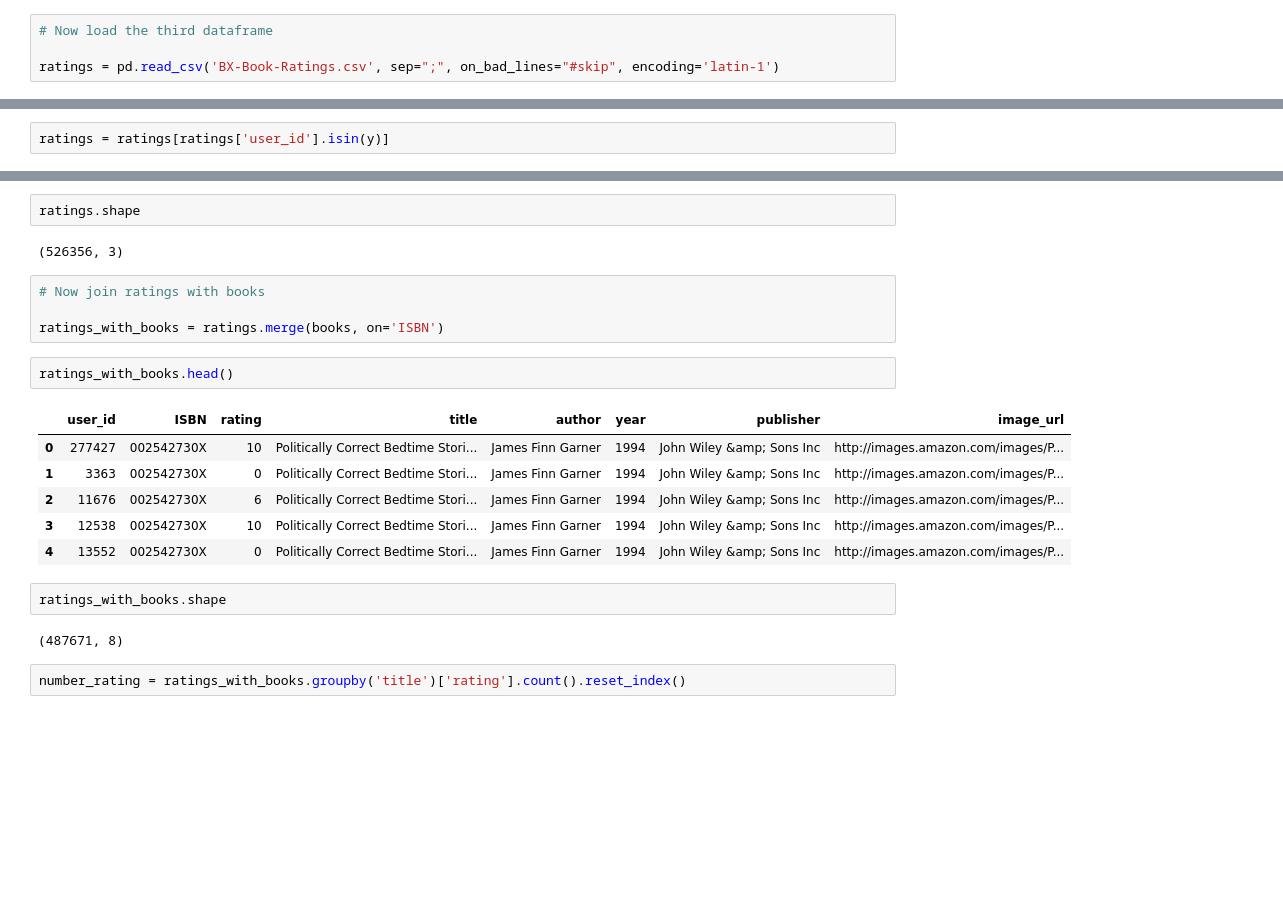
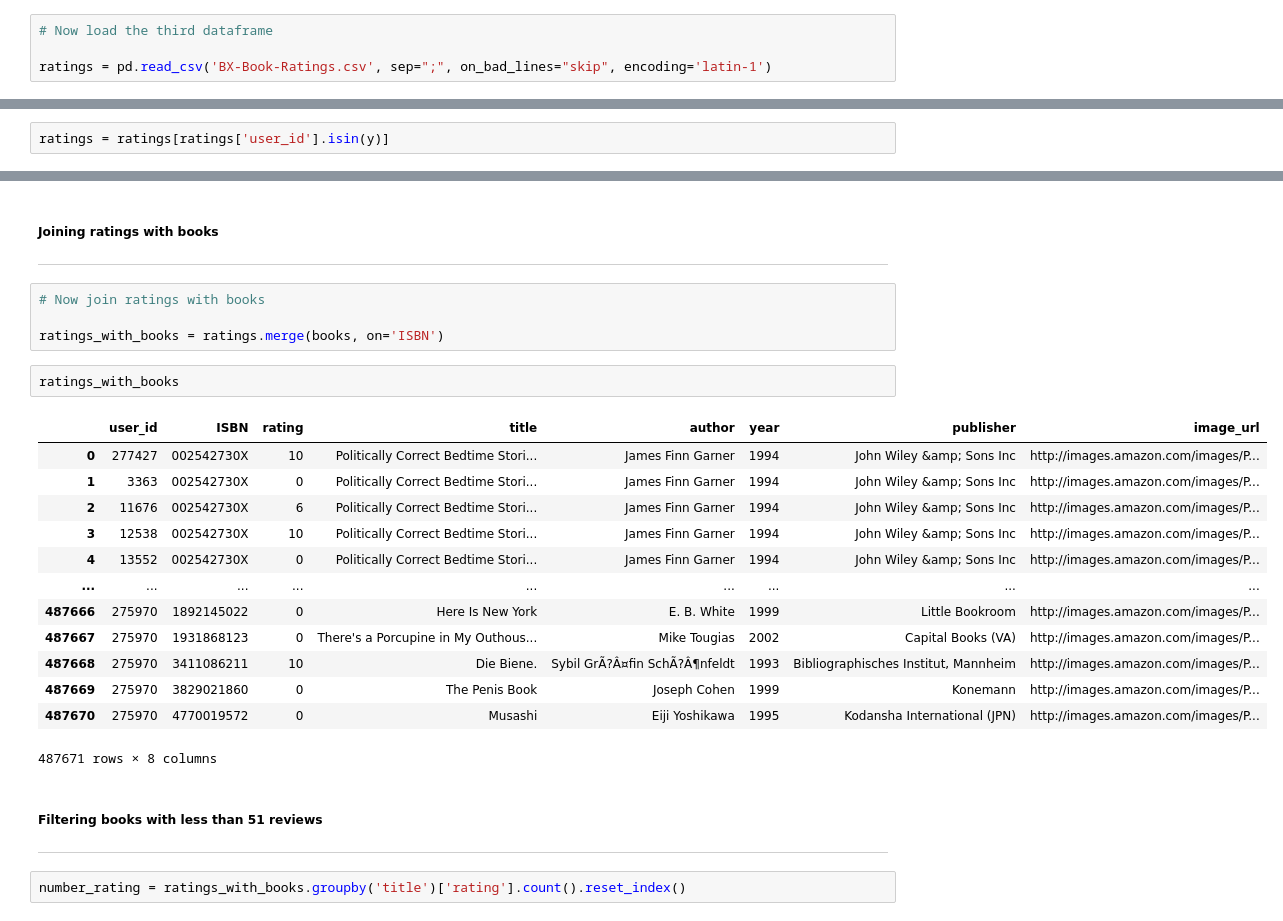
Before and after one commit to RodrigoRalhaMoreira/WinterHackhatonFCT, a Jupyter notebook: WinterHackathonNotebook.ipynb, the cells around one changed output, grey strips where cells are left out. Drawn from its saved outputs; the diff is of its cells as text; blank space fills up the shorter version.

```diff
--- a/WinterHackathonNotebook.ipynb
+++ b/WinterHackathonNotebook.ipynb
@@ -109,7 +119,7 @@ users.head(2)
 # %%
 # Now load the third dataframe
 
-ratings = pd.read_csv('BX-Book-Ratings.csv', sep=";", on_bad_lines="#skip", encoding='latin-1')
+ratings = pd.read_csv('BX-Book-Ratings.csv', sep=";", on_bad_lines="skip", encoding='latin-1')
 # %%
 ratings
 # %% [output]
@@ -209,24 +206,29 @@ ratings.head()
-# %%
-ratings.shape
-# %% [output]
-(526356, 3)
+# %% [markdown]
+##### Joining ratings with books
+----------------------------------------------------------
 # %%
 # Now join ratings with books
 
 ratings_with_books = ratings.merge(books, on='ISBN')
 # %%
-ratings_with_books.head()
+ratings_with_books
 # %% [output]
 |  | user_id | ISBN | rating | title | author | year | publisher | image_url |
 | 0 | 277427 | 002542730X | 10 | Politically Correct Bedtime Stori... | James Finn Garner | 1994 | John Wiley &amp; Sons Inc | http://images.amazon.com/images/P... |
 | 1 | 3363 | 002542730X | 0 | Politically Correct Bedtime Stori... | James Finn Garner | 1994 | John Wiley &amp; Sons Inc | http://images.amazon.com/images/P... |
 | 2 | 11676 | 002542730X | 6 | Politically Correct Bedtime Stori... | James Finn Garner | 1994 | John Wiley &amp; Sons Inc | http://images.amazon.com/images/P... |
 | 3 | 12538 | 002542730X | 10 | Politically Correct Bedtime Stori... | James Finn Garner | 1994 | John Wiley &amp; Sons Inc | http://images.amazon.com/images/P... |
 | 4 | 13552 | 002542730X | 0 | Politically Correct Bedtime Stori... | James Finn Garner | 1994 | John Wiley &amp; Sons Inc | http://images.amazon.com/images/P... |
+| ... | ... | ... | ... | ... | ... | ... | ... | ... |
+| 487666 | 275970 | 1892145022 | 0 | Here Is New York | E. B. White | 1999 | Little Bookroom | http://images.amazon.com/images/P... |
+| 487667 | 275970 | 1931868123 | 0 | There's a Porcupine in My Outhous... | Mike Tougias | 2002 | Capital Books (VA) | http://images.amazon.com/images/P... |
+| 487668 | 275970 | 3411086211 | 10 | Die Biene. | Sybil GrÃ?Â¤fin SchÃ?Â¶nfeldt | 1993 | Bibliographisches Institut, Mannheim | http://images.amazon.com/images/P... |
+| 487669 | 275970 | 3829021860 | 0 | The Penis Book | Joseph Cohen | 1999 | Konemann | http://images.amazon.com/images/P... |
+| 487670 | 275970 | 4770019572 | 0 | Musashi | Eiji Yoshikawa | 1995 | Kodansha International (JPN) | http://images.amazon.com/images/P... |
+487671 rows × 8 columns
-# %%
-ratings_with_books.shape
-# %% [output]
-(487671, 8)
+# %% [markdown]
+##### Filtering books with less than 51 reviews
+-------------------------------------------------------------
 # %%
 number_rating = ratings_with_books.groupby('title')['rating'].count().reset_index()
 # %%
```
Also changed, not shown: parts of 18 cells of this notebook.
